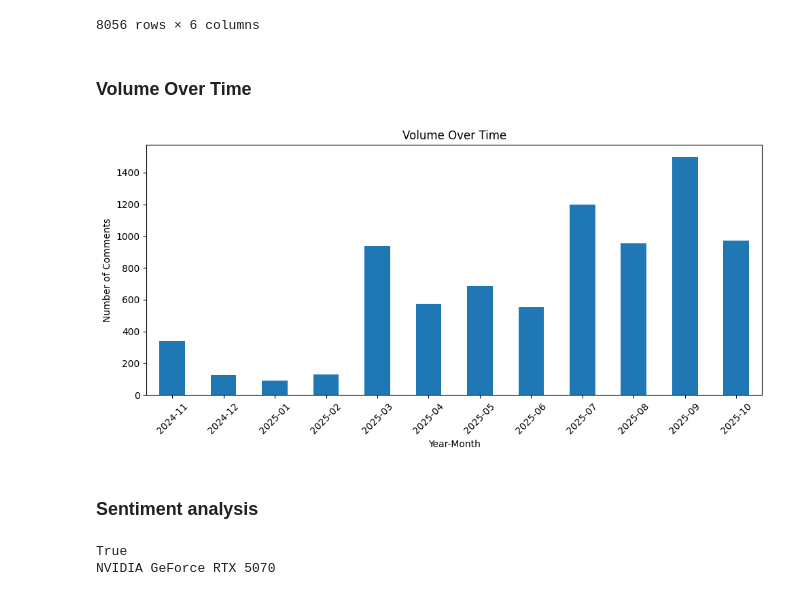
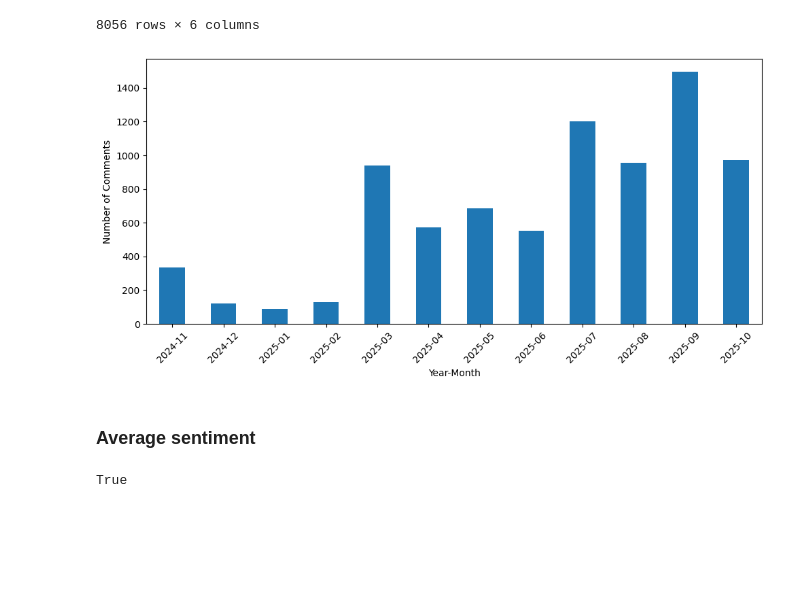
Before and after one commit to Renssit0/Charlie-Kirk-comments-sentiment-analysis, a Jupyter notebook: src/metrics.ipynb, the cells around one changed output. Cells and saved outputs as stored; diff of their text form; code cells hidden in the pictures; blank space fills up the shorter version.

```diff
--- a/src/metrics.ipynb
+++ b/src/metrics.ipynb
@@ -2,8 +6,8 @@
 import pandas as pd
 import matplotlib.pyplot as plt
 
-# Import datast
-df = pd.read_csv('charlie_kirk_comments_cleaned.csv', index_col='id', parse_dates=['date'])
+# Import dataset
+df = pd.read_csv('../data/raw/charlie_kirk_comments_cleaned.csv', index_col='id', parse_dates=['date'])
 df
 # %% [output]
 |  | id_post | date | score | subreddit | post | comment |
@@ -20,29 +24,18 @@ df
 | 8055 | 205 | 2025-10-15 | 1 | politics | JB Pritzker Compares Trump’s ICE ... | But you now agree he was given a ... |
 | 8056 | 205 | 2025-10-15 | 1 | politics | JB Pritzker Compares Trump’s ICE ... | No, my point was that denying com... |
 8056 rows × 6 columns
-# %% [markdown]
-### Volume Over Time
 # %%
+# Volume over time
+
 df['year_month'] = df['date'].dt.to_period('M').astype(str)
 counts = df['year_month'].value_counts().sort_index()
 
 plt.figure(figsize=(10, 5))
 counts.plot.bar()
 plt.xlabel('Year-Month')
 plt.ylabel('Number of Comments')
-plt.title("Volume Over Time")
 plt.xticks(rotation=45)
 plt.tight_layout()
 plt.show()
 # %% [output]
-[figure, old version]
+[figure, new version]
-# %% [markdown]
-### Sentiment analysis
-# %%
-# see if gpu accel is on
-import torch
-print(torch.cuda.is_available())       # True = working
-print(torch.cuda.get_device_name(0))   # Your GPU name
-# %% [output]
-True
-NVIDIA GeForce RTX 5070
@@ -49,2 +46,10 @@ NVIDIA GeForce RTX 5070
+# %% [markdown]
+### Average sentiment
+# %%
+# check for gpu
+import torch
+torch.cuda.is_available()
+# %% [output]
+True
 # %%
 from transformers import pipeline
```
Also changed, not shown: parts of 19 cells of this notebook, 9 other files.
